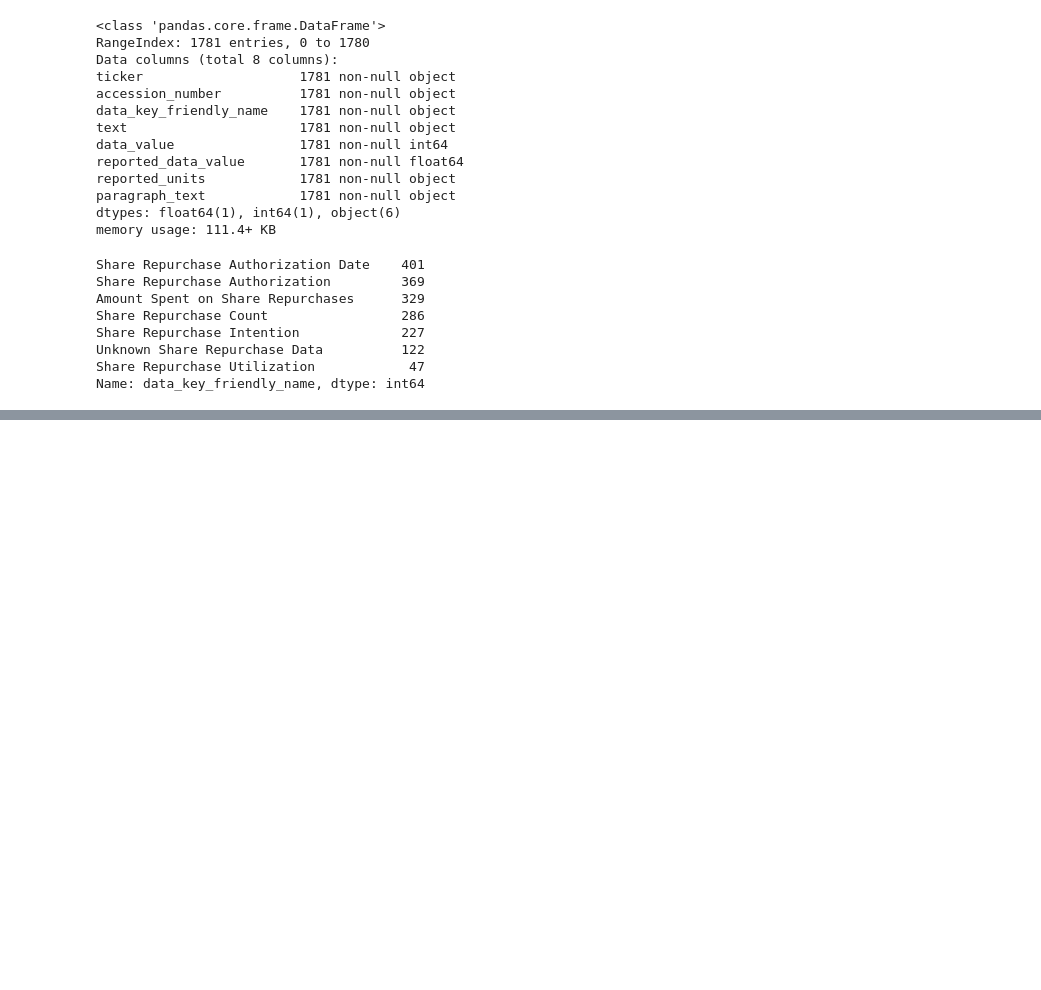
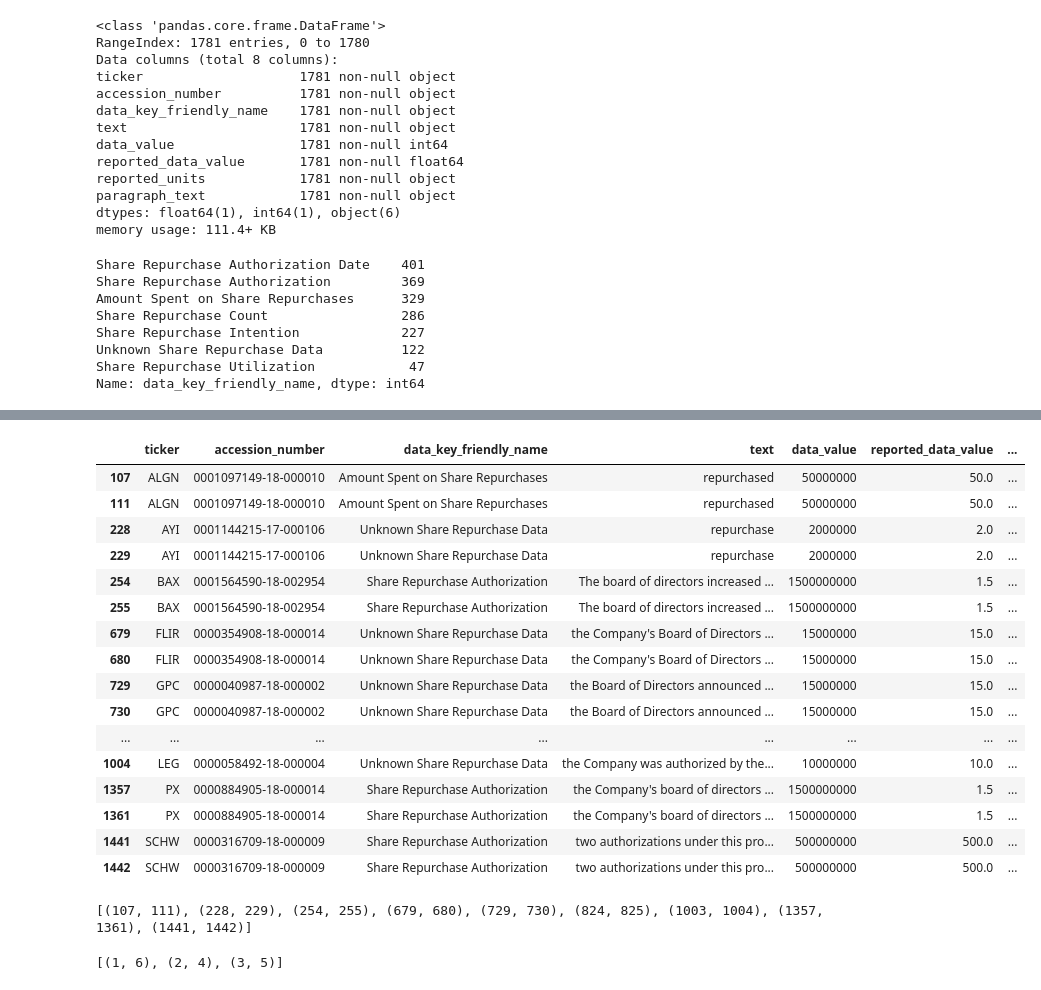
Before and after one commit to suhasinipallai/New_constructs, a Jupyter notebook: identifying-paragraphs.ipynb, the cells around one changed output, grey strips where cells are left out. Cells and saved outputs as stored; diff of their text form; code cells hidden in the pictures; blank space fills up the shorter version.

```diff
--- a/identifying-paragraphs.ipynb
+++ b/identifying-paragraphs.ipynb
@@ -206,0 +373,28 @@ Name: data_key_friendly_name, dtype: int64
+# %%
+dfa = share_rprchs_prgrph_df[share_rprchs_prgrph_df.duplicated(keep=False)]
+dfa
+# %% [output]
+|  | ticker | accession_number | data_key_friendly_name | text | data_value | reported_data_value | ... |
+| 107 | ALGN | 0001097149-18-000010 | Amount Spent on Share Repurchases | repurchased | 50000000 | 50.0 | ... |
+| 111 | ALGN | 0001097149-18-000010 | Amount Spent on Share Repurchases | repurchased | 50000000 | 50.0 | ... |
+| 228 | AYI | 0001144215-17-000106 | Unknown Share Repurchase Data | repurchase | 2000000 | 2.0 | ... |
+| 229 | AYI | 0001144215-17-000106 | Unknown Share Repurchase Data | repurchase | 2000000 | 2.0 | ... |
+| 254 | BAX | 0001564590-18-002954 | Share Repurchase Authorization | The board of directors increased ... | 1500000000 | 1.5 | ... |
+| 255 | BAX | 0001564590-18-002954 | Share Repurchase Authorization | The board of directors increased ... | 1500000000 | 1.5 | ... |
+| 679 | FLIR | 0000354908-18-000014 | Unknown Share Repurchase Data | the Company's Board of Directors ... | 15000000 | 15.0 | ... |
+| 680 | FLIR | 0000354908-18-000014 | Unknown Share Repurchase Data | the Company's Board of Directors ... | 15000000 | 15.0 | ... |
+| 729 | GPC | 0000040987-18-000002 | Unknown Share Repurchase Data | the Board of Directors announced ... | 15000000 | 15.0 | ... |
+| 730 | GPC | 0000040987-18-000002 | Unknown Share Repurchase Data | the Board of Directors announced ... | 15000000 | 15.0 | ... |
+| ... | ... | ... | ... | ... | ... | ... | ... |
+| 1004 | LEG | 0000058492-18-000004 | Unknown Share Repurchase Data | the Company was authorized by the... | 10000000 | 10.0 | ... |
+| 1357 | PX | 0000884905-18-000014 | Share Repurchase Authorization | the Company's board of directors ... | 1500000000 | 1.5 | ... |
+| 1361 | PX | 0000884905-18-000014 | Share Repurchase Authorization | the Company's board of directors ... | 1500000000 | 1.5 | ... |
+| 1441 | SCHW | 0000316709-18-000009 | Share Repurchase Authorization | two authorizations under this pro... | 500000000 | 500.0 | ... |
+| 1442 | SCHW | 0000316709-18-000009 | Share Repurchase Authorization | two authorizations under this pro... | 500000000 | 500.0 | ... |
+# %%
+# isolate list of touples of duplicated row indices
+dfb = dfa.groupby(dfa.columns.tolist()).apply(lambda x: tuple(x.index)).tolist()
+print (dfb)
+# %% [output]
+[(107, 111), (228, 229), (254, 255), (679, 680), (729, 730), (824, 825), (1003, 1004), (1357, 1361), (1441, 1442)]
+[(1, 6), (2, 4), (3, 5)]
```
Also changed, not shown: parts of 16 cells of this notebook.
